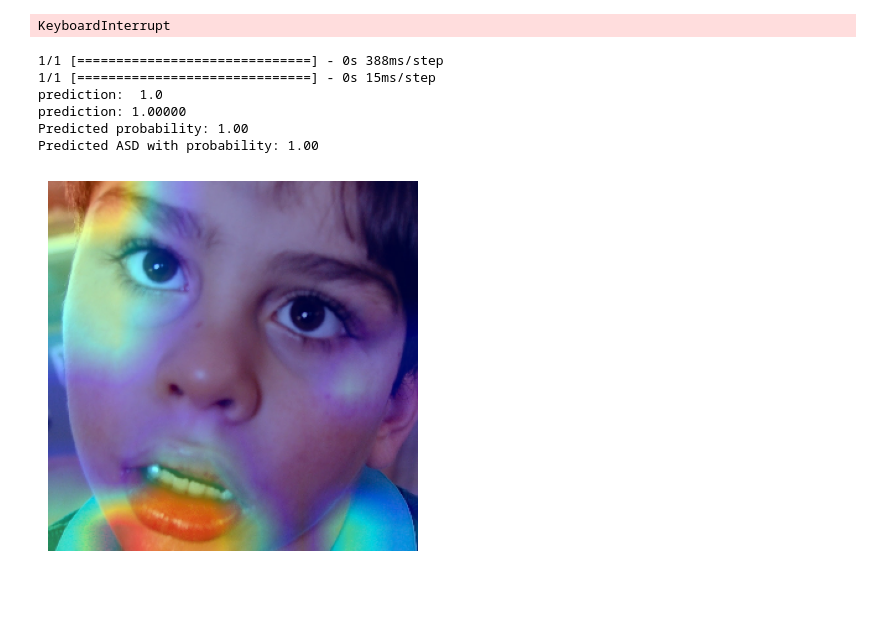
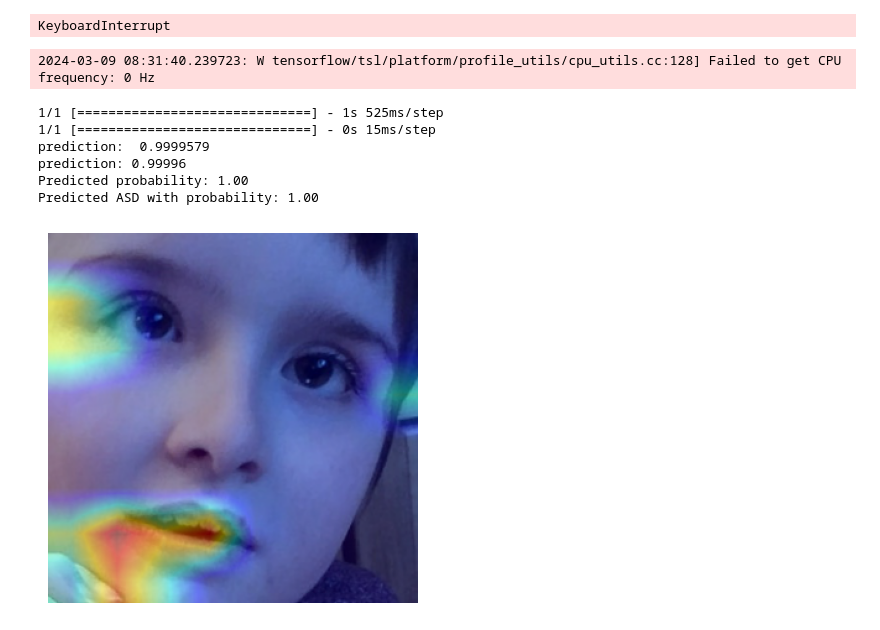
Before and after one commit to IsuruDilanga/FYP_Implementation, a Jupyter notebook: FYP_implementation/InceptionV3.ipynb, the cells around one changed output. Cells and saved outputs as stored; diff of their text form; code cells hidden in the pictures; blank space fills up the shorter version.

```diff
--- a/FYP_implementation/InceptionV3.ipynb
+++ b/FYP_implementation/InceptionV3.ipynb
@@ -688,7 +688,7 @@ def generate_grad_cam(model, img_array, layer_name):
     return heatmap
 
 # Define paths
-input_image_path = '/Users/isurudissanayake/Documents/Data/DATA_SET/ASD/0486.jpg' # Replace with your image path
+input_image_path = '/Users/isurudissanayake/Documents/Data/DATA_SET/ASD/0649.jpg' # Replace with your image path
 model_path = '/Users/isurudissanayake/Documents/Data/DATA_SET/Feature-Extraction/InceptionV3/InceptionV3Model.h5'
 target_size = (299, 299)
 
@@ -716,37 +716,38 @@ trained_model = load_model(model_path)
 prediction = trained_model.predict(features_reshaped)[0][0] # Access the first element for ASD probability
 print("prediction: ", prediction)
 print("prediction: {:.5f}".format(prediction))
 
 rounded_prediction = round(prediction, 2)
 print(f"Predicted probability: {rounded_prediction:.2f}")
 
 if rounded_prediction > 0.5:
     print(f"Predicted ASD with probability: {rounded_prediction:.2f}")
 
         # Visualize the Grad-CAM heatmap
     heatmap = generate_grad_cam(model, img_for_model, 'mixed10')
 
     # Resize heatmap to match the size of the original image
     heatmap = cv2.resize(heatmap, (img_original.shape[1], img_original.shape[0]))
 
     # Apply colormap for better visualization
     heatmap = np.uint8(255 * heatmap)
     heatmap = cv2.applyColorMap(heatmap, cv2.COLORMAP_JET)
 
     # Superimpose the heatmap on the original image
     superimposed_img = cv2.addWeighted(img_original, 0.6, heatmap, 0.4, 0)
 
     # Display the superimposed image
     plt.imshow(cv2.cvtColor(superimposed_img, cv2.COLOR_BGR2RGB))
     plt.axis('off')
     plt.show()
 else:
     print(f"Predicted non-ASD with probability: {1 - rounded_prediction:.2f}")
 # %% [output]
-1/1 [==============================] - 0s 388ms/step
-1/1 [==============================] - 0s 15ms/step
-prediction:  1.0
-prediction: 1.00000
-Predicted probability: 1.00
-Predicted ASD with probability: 1.00
+2024-03-09 08:31:40.239723: W tensorflow/tsl/platform/profile_utils/cpu_utils.cc:128] Failed to get CPU frequency: 0 Hz
+1/1 [==============================] - 1s 525ms/step
+1/1 [==============================] - 0s 15ms/step
+prediction:  0.9999579
+prediction: 0.99996
+Predicted probability: 1.00
+Predicted ASD with probability: 1.00
-[figure, old version]
+[figure, new version]
```
Also changed, not shown: parts of 2 cells of this notebook, 27 other files.
